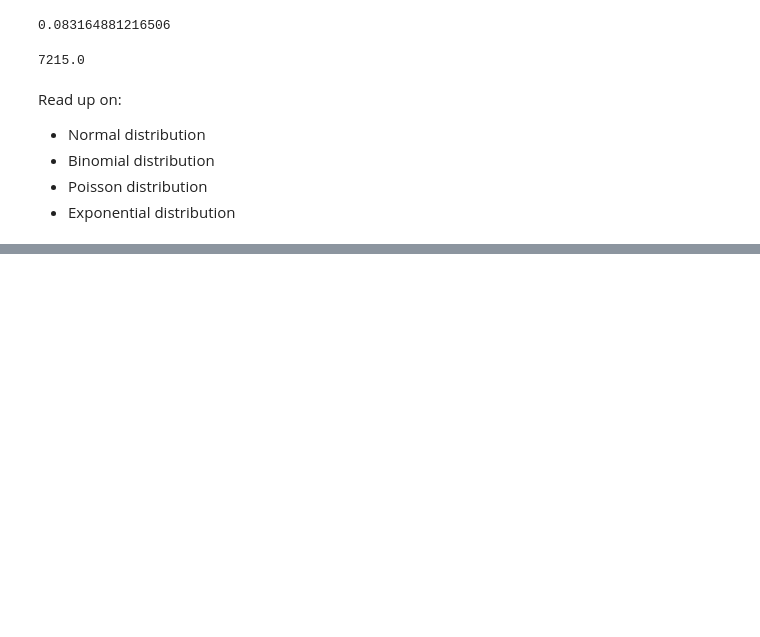
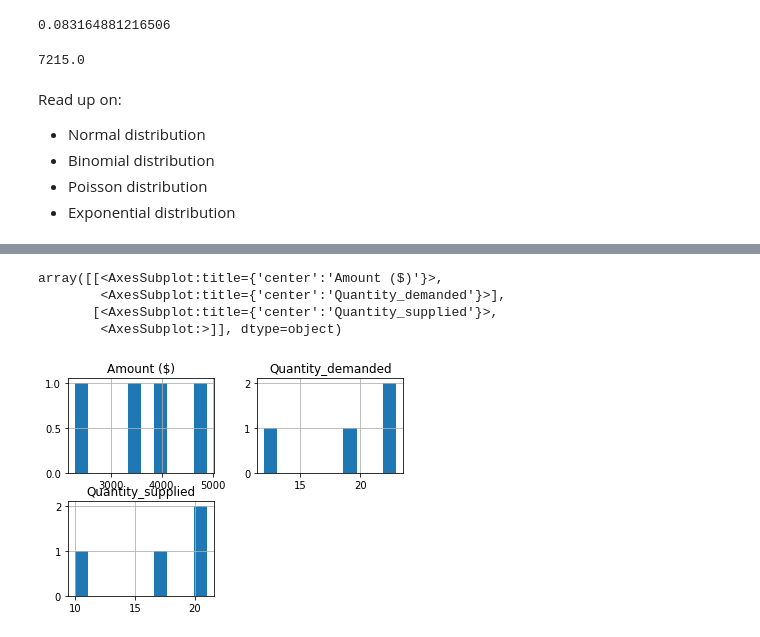
Before and after one commit to JudsonMorgan/Python-for-Data-Analyst, a Jupyter notebook: Introduction-to-Pandas.ipynb, the cells around one changed output, grey strips where cells are left out. Cells and saved outputs as stored; diff of their text form; code cells hidden in the pictures; blank space fills up the shorter version.

```diff
--- a/Introduction-to-Pandas.ipynb
+++ b/Introduction-to-Pandas.ipynb
@@ -324,0 +571,8 @@ Read up on:
+# %%
+fruit_df.hist()
+# %% [output]
+array([[<AxesSubplot:title={'center':'Amount ($)'}>,
+        <AxesSubplot:title={'center':'Quantity_demanded'}>],
+       [<AxesSubplot:title={'center':'Quantity_supplied'}>,
+        <AxesSubplot:>]], dtype=object)
+[figure, added]
```
Also changed, not shown: parts of 27 cells of this notebook.
